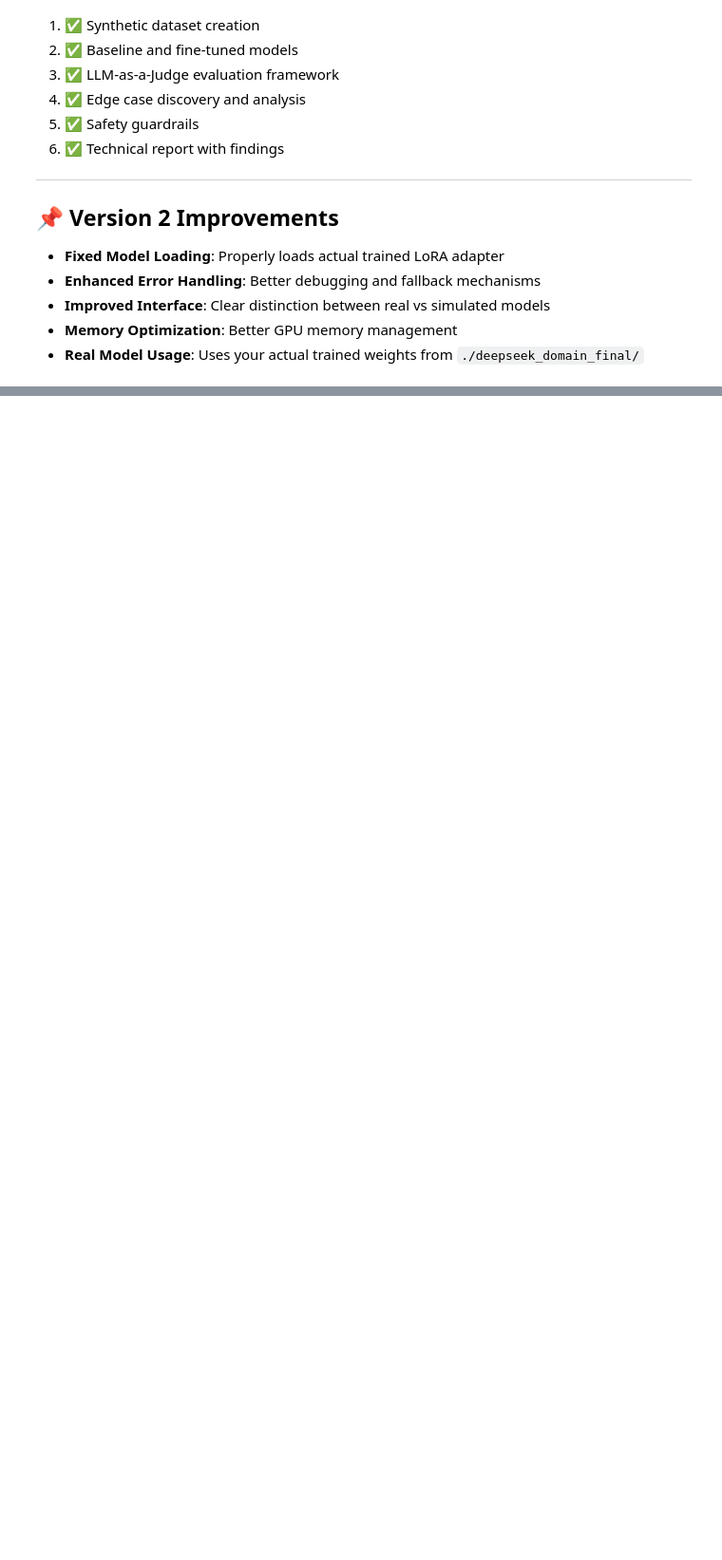
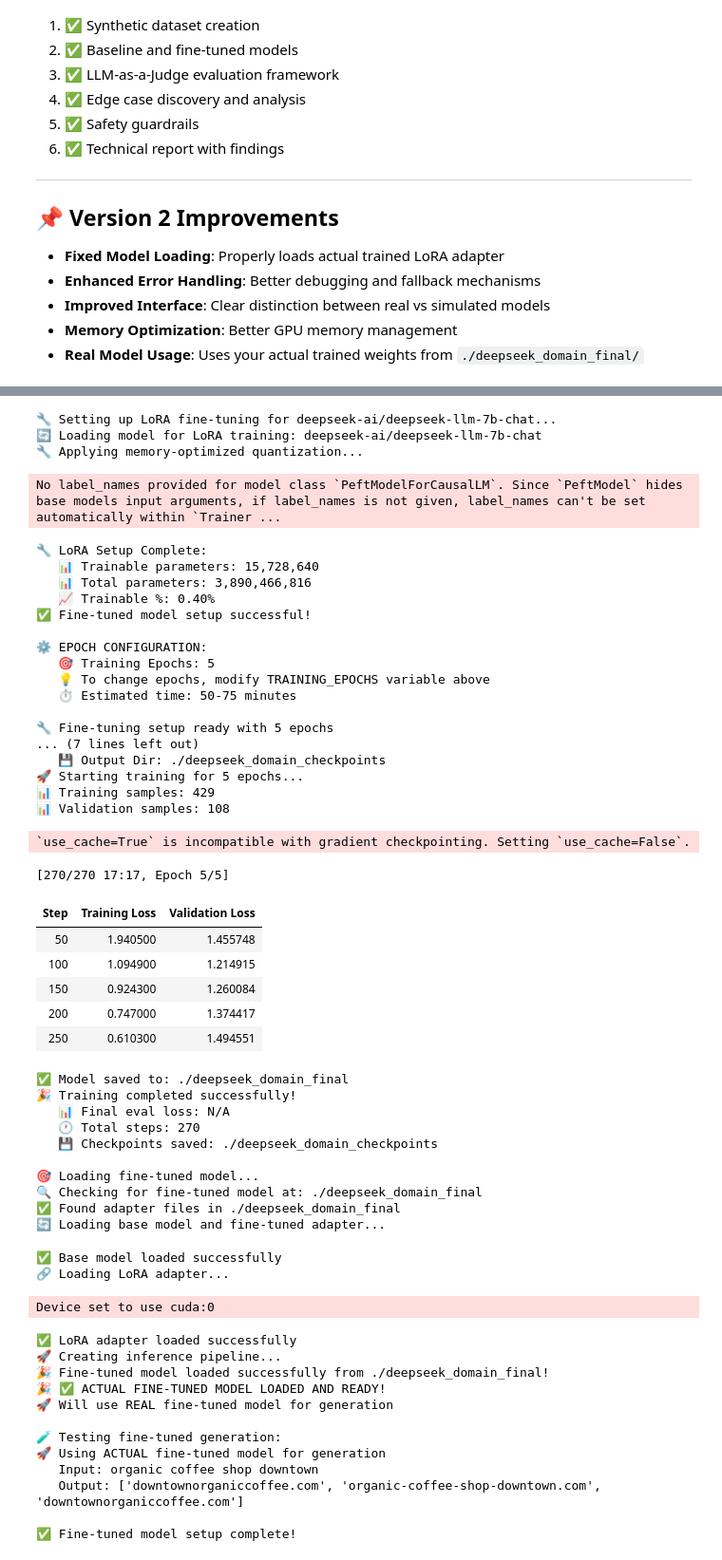
Before and after one commit to Paulino-Cristovao/domain_name-, a Jupyter notebook: ai_engineer_homework_v2.ipynb, the cells around one changed output, grey strips where cells are left out. Shown at 95% size. Cells and saved outputs as stored; diff of their text form; code cells hidden in the pictures; blank space fills up the shorter version.

```diff
--- a/ai_engineer_homework_v2.ipynb
+++ b/ai_engineer_homework_v2.ipynb
@@ -978,7 +1072,7 @@ except Exception as e:
     lora_config = None
 
 # EPOCH CONFIGURATION - EASILY CHANGEABLE
-TRAINING_EPOCHS = 3  # 🎯 CHANGE THIS VALUE TO ADJUST EPOCHS
+TRAINING_EPOCHS = 5  # 🎯 CHANGE THIS VALUE TO ADJUST EPOCHS
 
 print(f"\n⚙️ EPOCH CONFIGURATION:")
 print(f"   🎯 Training Epochs: {TRAINING_EPOCHS}")
@@ -1016,3 +1110,4 @@ else:
     print("🎯 Will demonstrate expected fine-tuned behavior with simulation")
 
 print("\n✅ Fine-tuned model setup complete!")
+# %% [output]
@@ -1019,3 +1117,57 @@ print("\n✅ Fine-tuned model setup complete!")
+🔧 Setting up LoRA fine-tuning for deepseek-ai/deepseek-llm-7b-chat...
+🔄 Loading model for LoRA training: deepseek-ai/deepseek-llm-7b-chat
+🔧 Applying memory-optimized quantization...
+No label_names provided for model class `PeftModelForCausalLM`. Since `PeftModel` hides base models input arguments, if label_names is not given, label_names can't be set automatically within `Trainer ...
+🔧 LoRA Setup Complete:
+   📊 Trainable parameters: 15,728,640
+   📊 Total parameters: 3,890,466,816
+   📈 Trainable %: 0.40%
+✅ Fine-tuned model setup successful!
+
+⚙️ EPOCH CONFIGURATION:
+   🎯 Training Epochs: 5
+   💡 To change epochs, modify TRAINING_EPOCHS variable above
+   ⏱️ Estimated time: 50-75 minutes
+
+🔧 Fine-tuning setup ready with 5 epochs
+... (7 lines left out)
+   💾 Output Dir: ./deepseek_domain_checkpoints
+🚀 Starting training for 5 epochs...
+📊 Training samples: 429
+📊 Validation samples: 108
+`use_cache=True` is incompatible with gradient checkpointing. Setting `use_cache=False`.
+[270/270 17:17, Epoch 5/5]
+| Step | Training Loss | Validation Loss |
+| 50 | 1.940500 | 1.455748 |
+| 100 | 1.094900 | 1.214915 |
+| 150 | 0.924300 | 1.260084 |
+| 200 | 0.747000 | 1.374417 |
+| 250 | 0.610300 | 1.494551 |
+✅ Model saved to: ./deepseek_domain_final
+🎉 Training completed successfully!
+   📊 Final eval loss: N/A
+   🕐 Total steps: 270
+   💾 Checkpoints saved: ./deepseek_domain_checkpoints
+
+🎯 Loading fine-tuned model...
+🔍 Checking for fine-tuned model at: ./deepseek_domain_final
+✅ Found adapter files in ./deepseek_domain_final
+🔄 Loading base model and fine-tuned adapter...
+✅ Base model loaded successfully
+🔗 Loading LoRA adapter...
+Device set to use cuda:0
+✅ LoRA adapter loaded successfully
+🚀 Creating inference pipeline...
+🎉 Fine-tuned model loaded successfully from ./deepseek_domain_final!
+🎉 ✅ ACTUAL FINE-TUNED MODEL LOADED AND READY!
+🚀 Will use REAL fine-tuned model for generation
+
+🧪 Testing fine-tuned generation:
+🚀 Using ACTUAL fine-tuned model for generation
+   Input: organic coffee shop downtown
+   Output: ['downtownorganiccoffee.com', 'organic-coffee-shop-downtown.com', 'downtownorganiccoffee.com']
+
+✅ Fine-tuned model setup complete!
 # %%
 # 🏛️ LLM-AS-A-JUDGE EVALUATION FRAMEWORK
 print("\n🚀 COMPONENT 5: LLM-AS-A-JUDGE EVALUATION")
```
Also changed, not shown: parts of 13 cells of this notebook, 2 other files.
